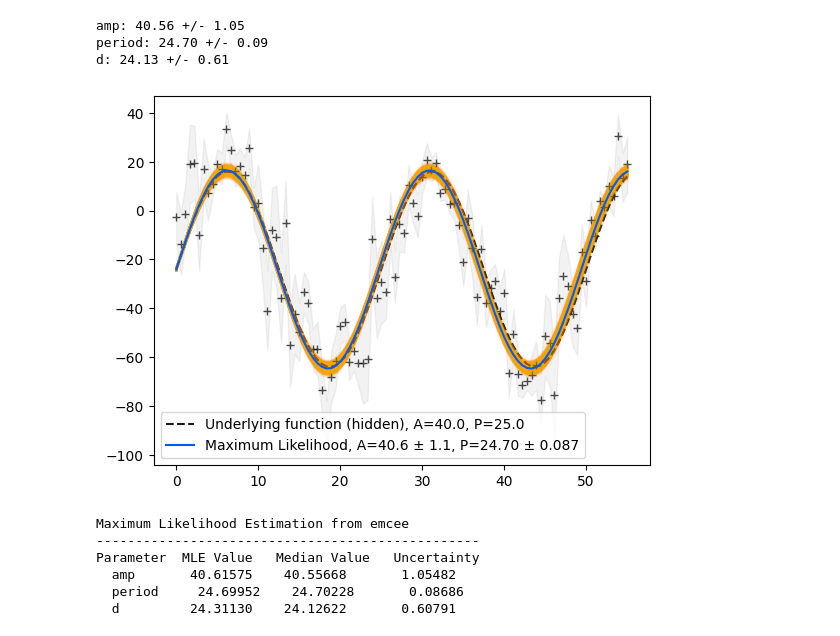
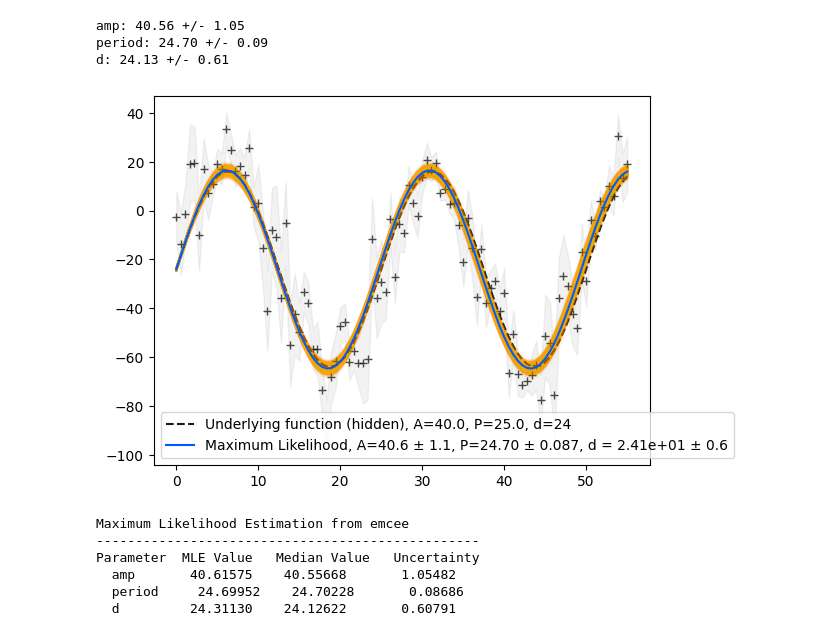
Before and after one commit to rcs19/prism_mcmc, a Jupyter notebook: examples/example_sinewave.ipynb, the cells around one changed output. Drawn from its saved outputs; the diff is of its cells as text; code cells hidden in the pictures.

Commit message:
changes to plot labels

```diff
--- a/examples/example_sinewave.ipynb
+++ b/examples/example_sinewave.ipynb
@@ -239,16 +239,16 @@ y_models = np.array(y_models)
 # %%
 # Plot
 fig, ax = plt.subplots()
 ax.plot(xdata, ydata, '+', color="black", alpha=0.7)
-ax.plot(xdata, ydata_clean, label=f"Underlying function (hidden), A={a:.1f}, P={p:.1f}", color="black", ls="--", alpha=0.9)
+ax.plot(xdata, ydata_clean, label=f"Underlying function (hidden), A={a:.1f}, P={p:.1f}, d={np.log10(d):.0f}", color="black", ls="--", alpha=0.9)
 ax.plot(xdata, y_models.T[:,::3], color="orange", alpha=0.01)
-ax.plot(xdata, fitted_model, label=f"Maximum Likelihood, A={best_a:.1f} ± {mcmc_result.params['amp'].stderr:.2g}, P={best_p:.2f} ± {mcmc_result.params['period'].stderr:.2g}", color="#0059ff")
+ax.plot(xdata, fitted_model, label=f"Maximum Likelihood, A={best_a:.1f} ± {mcmc_result.params['amp'].stderr:.2g}, P={best_p:.2f} ± {mcmc_result.params['period'].stderr:.2g}, d = {best_d:.2e} ± {mcmc_result.params['d'].stderr:.1f}", color="#0059ff")
 ax.fill_between(xdata,ydata-ydata_sigma,ydata+ydata_sigma, color="black", alpha=0.05)
 
 ax.legend()
 plt.show()
 # %% [output]
-[figure, old version]
+[figure, new version]
 # %%
 highest_prob = np.argmax(mcmc_result.lnprob)
 hp_loc = np.unravel_index(highest_prob, mcmc_result.lnprob.shape)
```
Also changed, not shown: parts of 2 cells of this notebook, 1 other file.
